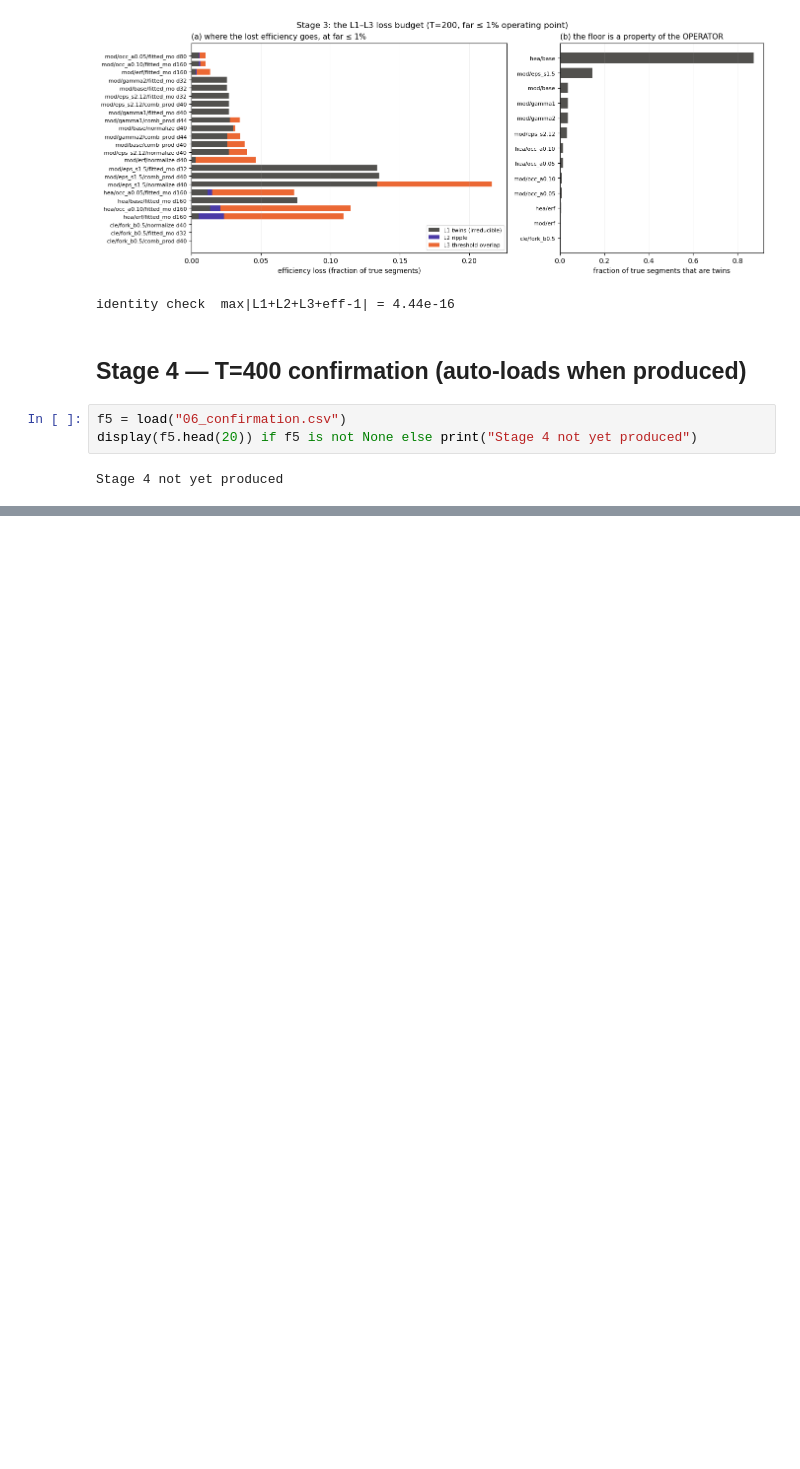
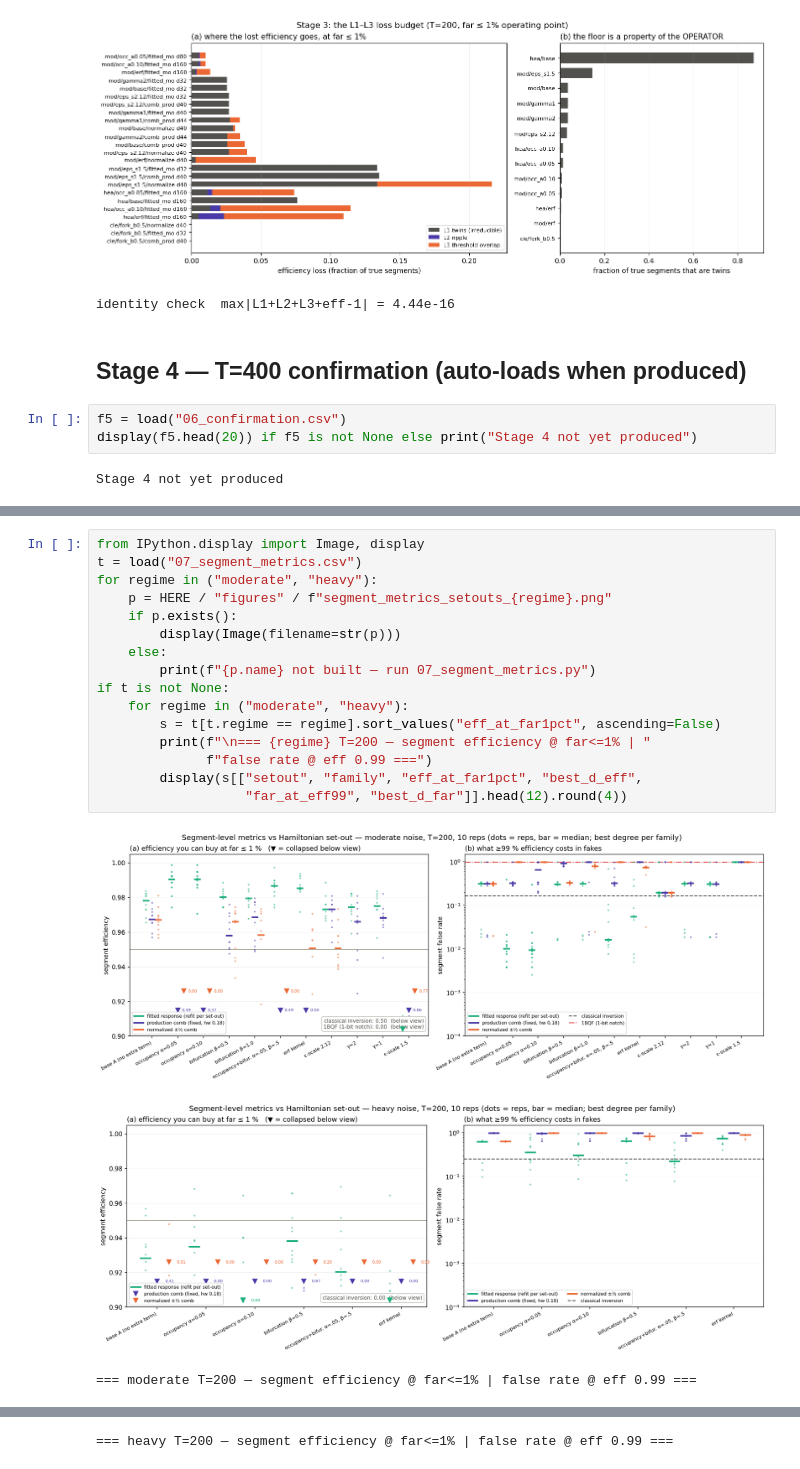
Before and after one commit to GeorgeWilliam1999/Quantum_Track_Reconstruction, a Jupyter notebook: QSVT/Efficiency_Frontier/explore_results.ipynb, the cells around one changed output, grey strips where cells are left out. Drawn from its saved outputs; the diff is of its cells as text; blank space fills up the shorter version.

```diff
--- a/QSVT/Efficiency_Frontier/explore_results.ipynb
+++ b/QSVT/Efficiency_Frontier/explore_results.ipynb
@@ -843,0 +863,20 @@ Stage 4 not yet produced
+# %%
+from IPython.display import Image, display
+t = load("07_segment_metrics.csv")
+for regime in ("moderate", "heavy"):
+    p = HERE / "figures" / f"segment_metrics_setouts_{regime}.png"
+    if p.exists():
+        display(Image(filename=str(p)))
+    else:
+        print(f"{p.name} not built — run 07_segment_metrics.py")
+if t is not None:
+    for regime in ("moderate", "heavy"):
+        s = t[t.regime == regime].sort_values("eff_at_far1pct", ascending=False)
+        print(f"\n=== {regime} T=200 — segment efficiency @ far<=1% | "
+              f"false rate @ eff 0.99 ===")
+        display(s[["setout", "family", "eff_at_far1pct", "best_d_eff",
+                   "far_at_eff99", "best_d_far"]].head(12).round(4))
+# %% [output]
+[figure, added]
+[figure, added]
+=== moderate T=200 — segment efficiency @ far<=1% | false rate @ eff 0.99 ===
@@ -843,0 +896 @@ Stage 4 not yet produced
+=== heavy T=200 — segment efficiency @ far<=1% | false rate @ eff 0.99 ===
```
Also changed, not shown: parts of 3 cells of this notebook, 11 other files.
